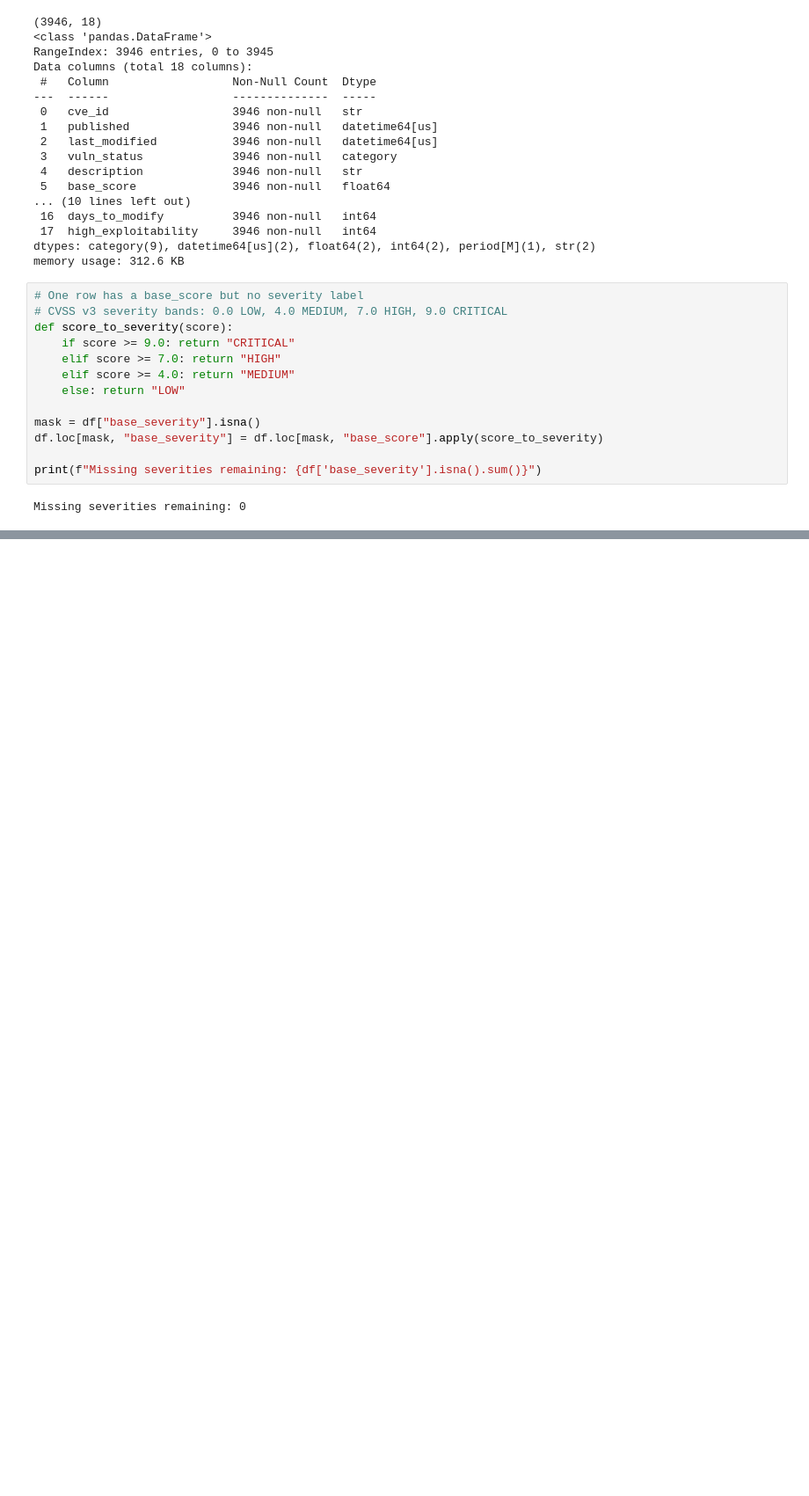
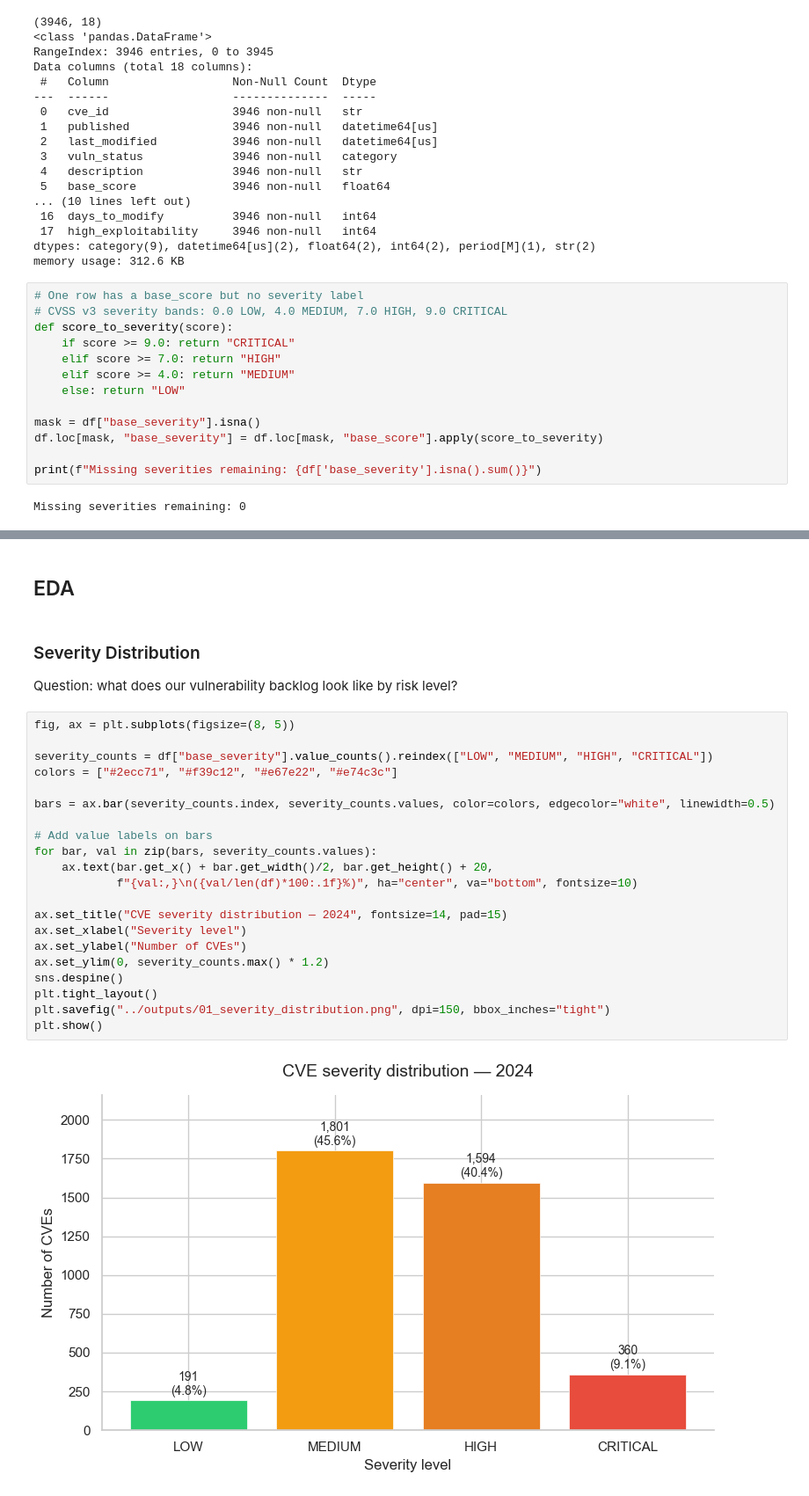
Before and after one commit to ravina13/analytics_portfolio, a Jupyter notebook: 01_cybersecurity/notebooks/01_eda.ipynb, the cells around one changed output, grey strips where cells are left out. Shown at 88% size. Drawn from its saved outputs; the diff is of its cells as text; blank space fills up the shorter version.

```diff
--- a/01_cybersecurity/notebooks/01_eda.ipynb
+++ b/01_cybersecurity/notebooks/01_eda.ipynb
@@ -241,3 +241,31 @@ df.head()
 | 2 | CVE-2023-6000 | 2024-01-01 15:15:43.100 | 2025-06-18 15:15:24.327 | Modified | The Popup Builder WordPress plugi... | 6.1 | MEDIUM | NETWORK | ... |
 | 3 | CVE-2023-6037 | 2024-01-01 15:15:43.147 | 2025-06-18 15:15:24.890 | Modified | The WP TripAdvisor Review Slider ... | 4.8 | MEDIUM | NETWORK | ... |
 | 4 | CVE-2023-6064 | 2024-01-01 15:15:43.197 | 2025-05-13 15:15:51.197 | Modified | The PayHere Payment Gateway WordP... | 7.5 | HIGH | NETWORK | ... |
+# %% [markdown]
+## EDA
+# %% [markdown]
+### Severity Distribution
+Question: what does our vulnerability backlog look like by risk level?
+# %%
+fig, ax = plt.subplots(figsize=(8, 5))
+
+severity_counts = df["base_severity"].value_counts().reindex(["LOW", "MEDIUM", "HIGH", "CRITICAL"])
+colors = ["#2ecc71", "#f39c12", "#e67e22", "#e74c3c"]
+
+bars = ax.bar(severity_counts.index, severity_counts.values, color=colors, edgecolor="white", linewidth=0.5)
+
+# Add value labels on bars
+for bar, val in zip(bars, severity_counts.values):
+    ax.text(bar.get_x() + bar.get_width()/2, bar.get_height() + 20,
+            f"{val:,}\n({val/len(df)*100:.1f}%)", ha="center", va="bottom", fontsize=10)
+
+ax.set_title("CVE severity distribution — 2024", fontsize=14, pad=15)
+ax.set_xlabel("Severity level")
+ax.set_ylabel("Number of CVEs")
+ax.set_ylim(0, severity_counts.max() * 1.2)
+sns.despine()
+plt.tight_layout()
+plt.savefig("../outputs/01_severity_distribution.png", dpi=150, bbox_inches="tight")
+plt.show()
+# %% [output]
+[figure, added]
```
Also changed, not shown: parts of 8 cells of this notebook.
